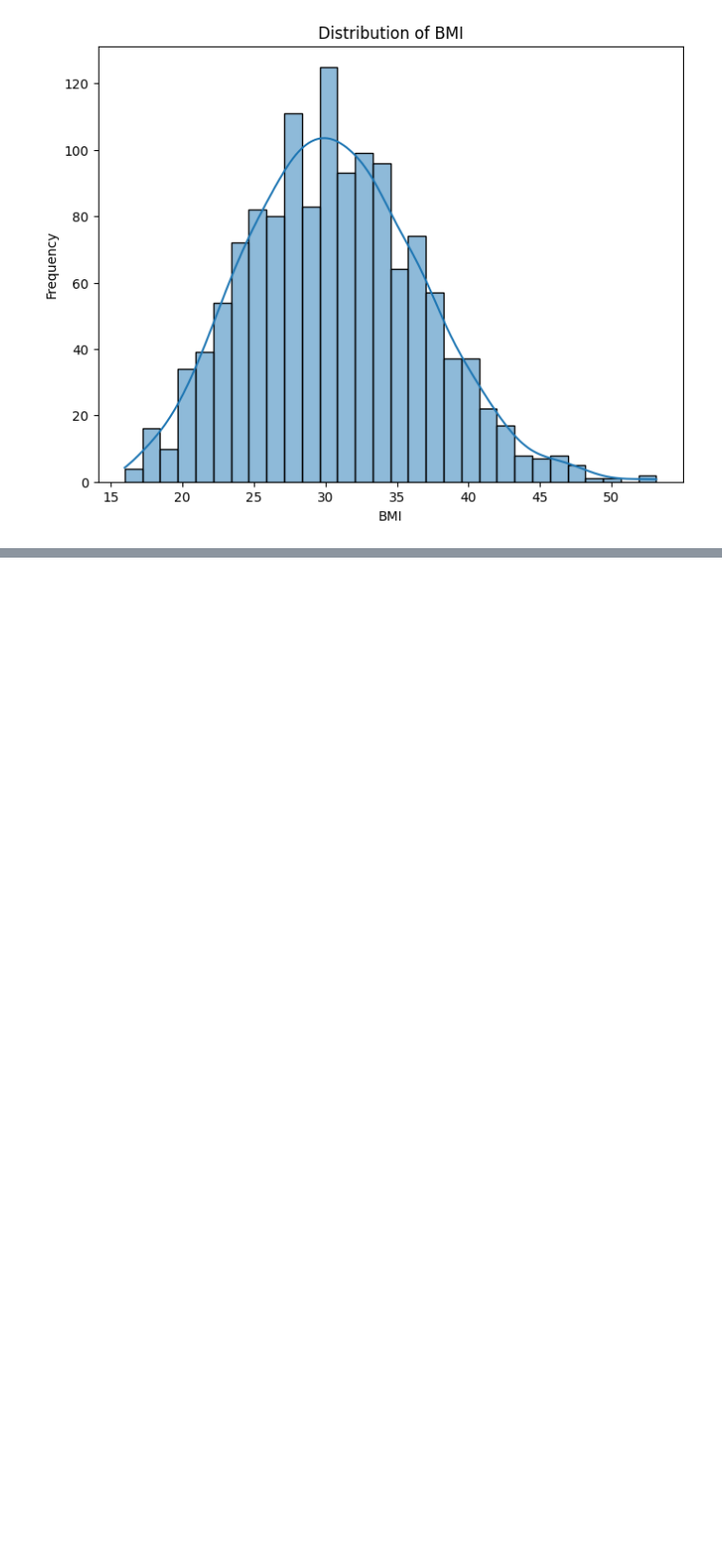
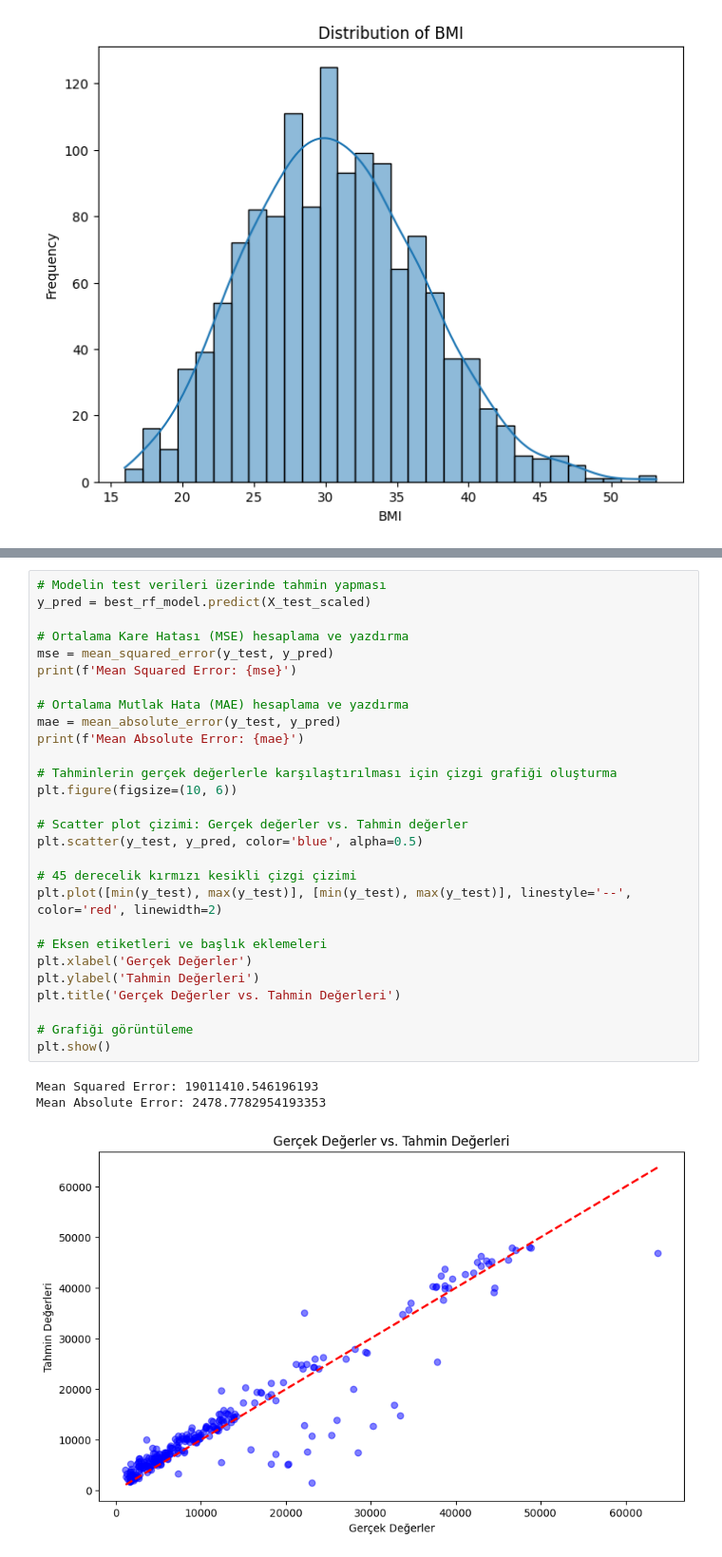
Before and after one commit to brkbyrktr/Medical_Cost_Analysis, a Jupyter notebook: Medical_Cost_Analysis.ipynb, the cells around one changed output, grey strips where cells are left out. Shown: that part at 95% size. Saved outputs shown, nothing was run; the diff lists cells and outputs as text; blank space fills up the shorter version.

```diff
--- a/Medical_Cost_Analysis.ipynb
+++ b/Medical_Cost_Analysis.ipynb
@@ -98,0 +146,32 @@ Mean Absolute Error: 2478.7782954193353
+# %%
+# Modelin test verileri üzerinde tahmin yapması
+y_pred = best_rf_model.predict(X_test_scaled)
+
+# Ortalama Kare Hatası (MSE) hesaplama ve yazdırma
+mse = mean_squared_error(y_test, y_pred)
+print(f'Mean Squared Error: {mse}')
+
+# Ortalama Mutlak Hata (MAE) hesaplama ve yazdırma
+mae = mean_absolute_error(y_test, y_pred)
+print(f'Mean Absolute Error: {mae}')
+
+# Tahminlerin gerçek değerlerle karşılaştırılması için çizgi grafiği oluşturma
+plt.figure(figsize=(10, 6))
+
+# Scatter plot çizimi: Gerçek değerler vs. Tahmin değerler
+plt.scatter(y_test, y_pred, color='blue', alpha=0.5)
+
+# 45 derecelik kırmızı kesikli çizgi çizimi
+plt.plot([min(y_test), max(y_test)], [min(y_test), max(y_test)], linestyle='--', color='red', linewidth=2)
+
+# Eksen etiketleri ve başlık eklemeleri
+plt.xlabel('Gerçek Değerler')
+plt.ylabel('Tahmin Değerleri')
+plt.title('Gerçek Değerler vs. Tahmin Değerleri')
+
+# Grafiği görüntüleme
+plt.show()
+# %% [output]
+Mean Squared Error: 19011410.546196193
+Mean Absolute Error: 2478.7782954193353
+[figure, added]
```
Also changed, not shown: parts of 6 cells of this notebook.
